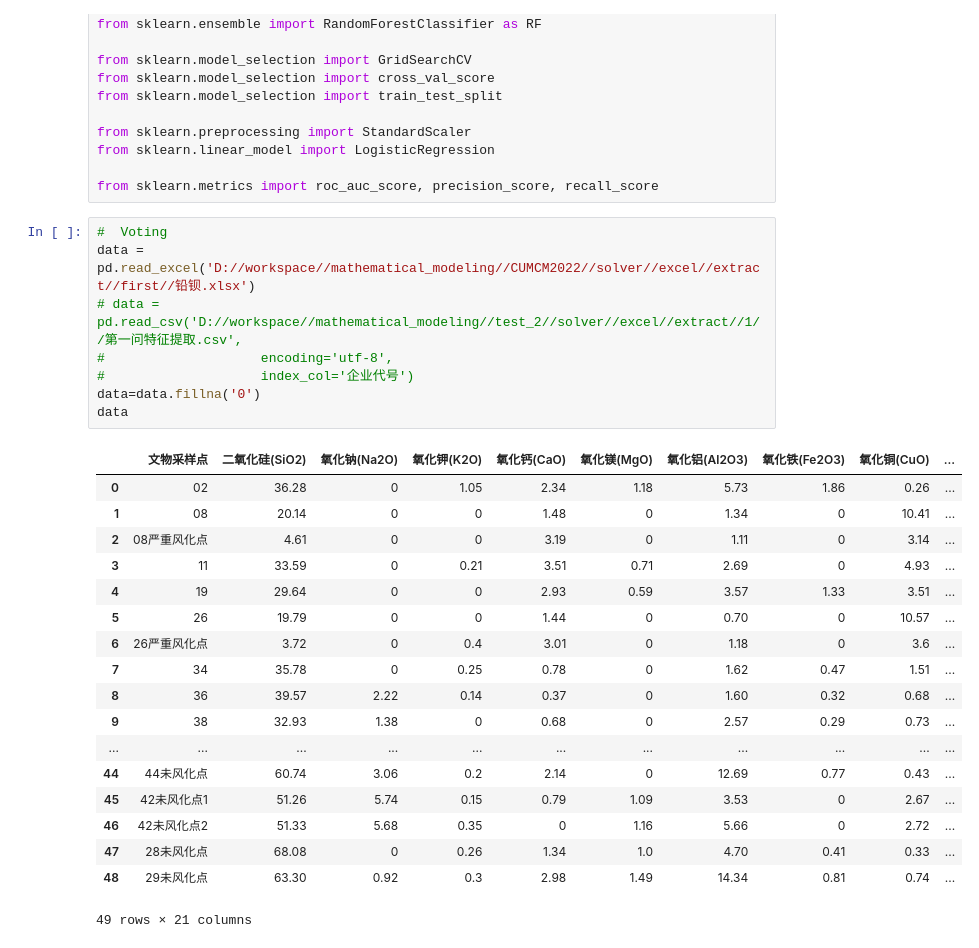
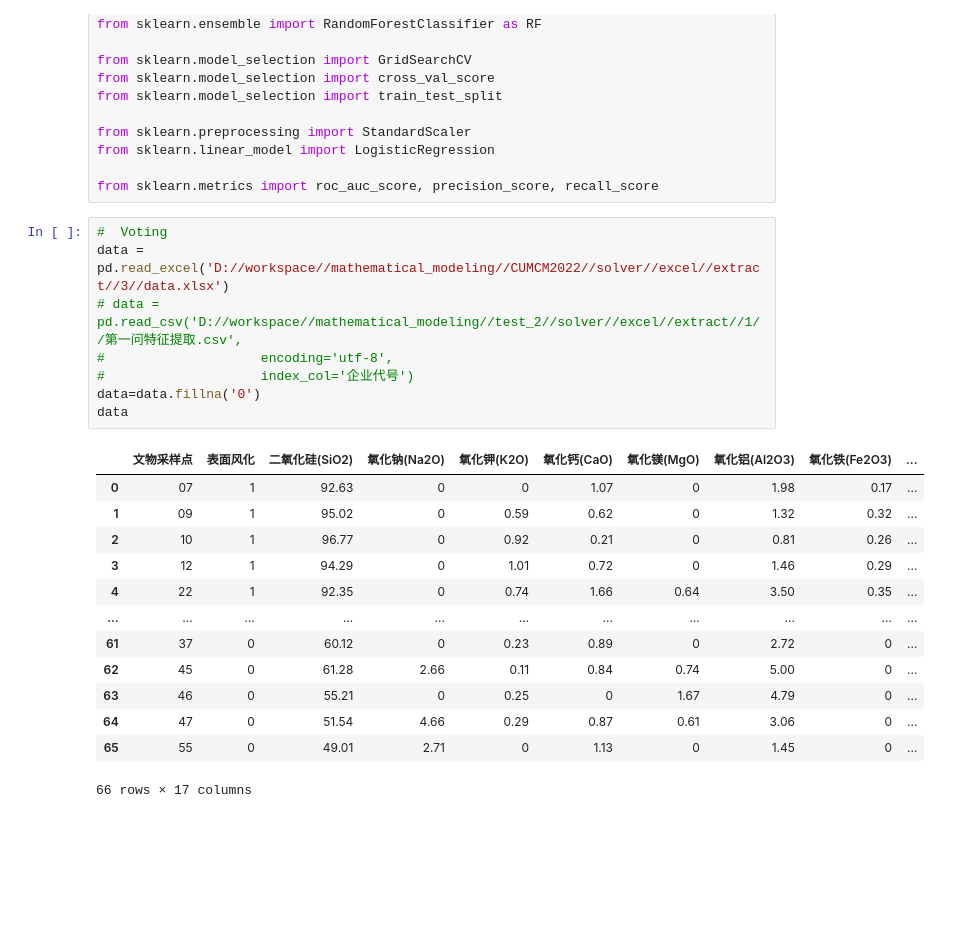
Before and after one commit to Fly-Pluche/2022-mathematical-modeling-C, a Jupyter notebook: solver/3.ipynb, the cells around one changed output. Drawn from its saved outputs; the diff is of its cells as text; blank space fills up the shorter version.

```diff
--- a/solver/3.ipynb
+++ b/solver/3.ipynb
@@ -26,31 +26,26 @@ from sklearn.linear_model import LogisticRegression
 from sklearn.metrics import roc_auc_score, precision_score, recall_score
 # %%
 #  Voting
-data = pd.read_excel('D://workspace//mathematical_modeling//CUMCM2022//solver//excel//extract//first//铅钡.xlsx')
+data = pd.read_excel('D://workspace//mathematical_modeling//CUMCM2022//solver//excel//extract//3//data.xlsx')
 # data = pd.read_csv('D://workspace//mathematical_modeling//test_2//solver//excel//extract//1//第一问特征提取.csv',
 #                    encoding='utf-8',
 #                    index_col='企业代号')
 data=data.fillna('0')
 data
 # %% [output]
-|  | 文物采样点 | 二氧化硅(SiO2) | 氧化钠(Na2O) | 氧化钾(K2O) | 氧化钙(CaO) | 氧化镁(MgO) | 氧化铝(Al2O3) | 氧化铁(Fe2O3) | 氧化铜(CuO) | ... |
-| 0 | 02 | 36.28 | 0 | 1.05 | 2.34 | 1.18 | 5.73 | 1.86 | 0.26 | ... |
-| 1 | 08 | 20.14 | 0 | 0 | 1.48 | 0 | 1.34 | 0 | 10.41 | ... |
-| 2 | 08严重风化点 | 4.61 | 0 | 0 | 3.19 | 0 | 1.11 | 0 | 3.14 | ... |
-| 3 | 11 | 33.59 | 0 | 0.21 | 3.51 | 0.71 | 2.69 | 0 | 4.93 | ... |
-| 4 | 19 | 29.64 | 0 | 0 | 2.93 | 0.59 | 3.57 | 1.33 | 3.51 | ... |
-| 5 | 26 | 19.79 | 0 | 0 | 1.44 | 0 | 0.70 | 0 | 10.57 | ... |
-| 6 | 26严重风化点 | 3.72 | 0 | 0.4 | 3.01 | 0 | 1.18 | 0 | 3.6 | ... |
-| 7 | 34 | 35.78 | 0 | 0.25 | 0.78 | 0 | 1.62 | 0.47 | 1.51 | ... |
-| 8 | 36 | 39.57 | 2.22 | 0.14 | 0.37 | 0 | 1.60 | 0.32 | 0.68 | ... |
-| 9 | 38 | 32.93 | 1.38 | 0 | 0.68 | 0 | 2.57 | 0.29 | 0.73 | ... |
+|  | 文物采样点 | 表面风化 | 二氧化硅(SiO2) | 氧化钠(Na2O) | 氧化钾(K2O) | 氧化钙(CaO) | 氧化镁(MgO) | 氧化铝(Al2O3) | 氧化铁(Fe2O3) | ... |
+| 0 | 07 | 1 | 92.63 | 0 | 0 | 1.07 | 0 | 1.98 | 0.17 | ... |
+| 1 | 09 | 1 | 95.02 | 0 | 0.59 | 0.62 | 0 | 1.32 | 0.32 | ... |
+| 2 | 10 | 1 | 96.77 | 0 | 0.92 | 0.21 | 0 | 0.81 | 0.26 | ... |
+| 3 | 12 | 1 | 94.29 | 0 | 1.01 | 0.72 | 0 | 1.46 | 0.29 | ... |
+| 4 | 22 | 1 | 92.35 | 0 | 0.74 | 1.66 | 0.64 | 3.50 | 0.35 | ... |
 | ... | ... | ... | ... | ... | ... | ... | ... | ... | ... | ... |
-| 44 | 44未风化点 | 60.74 | 3.06 | 0.2 | 2.14 | 0 | 12.69 | 0.77 | 0.43 | ... |
-| 45 | 42未风化点1 | 51.26 | 5.74 | 0.15 | 0.79 | 1.09 | 3.53 | 0 | 2.67 | ... |
-| 46 | 42未风化点2 | 51.33 | 5.68 | 0.35 | 0 | 1.16 | 5.66 | 0 | 2.72 | ... |
-| 47 | 28未风化点 | 68.08 | 0 | 0.26 | 1.34 | 1.0 | 4.70 | 0.41 | 0.33 | ... |
-| 48 | 29未风化点 | 63.30 | 0.92 | 0.3 | 2.98 | 1.49 | 14.34 | 0.81 | 0.74 | ... |
+| 61 | 37 | 0 | 60.12 | 0 | 0.23 | 0.89 | 0 | 2.72 | 0 | ... |
+| 62 | 45 | 0 | 61.28 | 2.66 | 0.11 | 0.84 | 0.74 | 5.00 | 0 | ... |
+| 63 | 46 | 0 | 55.21 | 0 | 0.25 | 0 | 1.67 | 4.79 | 0 | ... |
+| 64 | 47 | 0 | 51.54 | 4.66 | 0.29 | 0.87 | 0.61 | 3.06 | 0 | ... |
+| 65 | 55 | 0 | 49.01 | 2.71 | 0 | 1.13 | 0 | 1.45 | 0 | ... |
-49 rows × 21 columns
+66 rows × 17 columns
 # %%
 data.describe()
 # %% [output]
```
Also changed, not shown: parts of 23 cells of this notebook, 4 other files.
